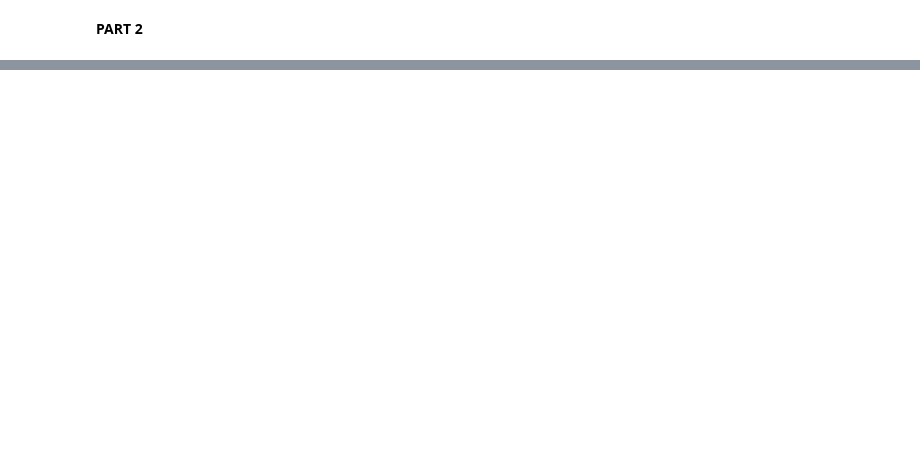
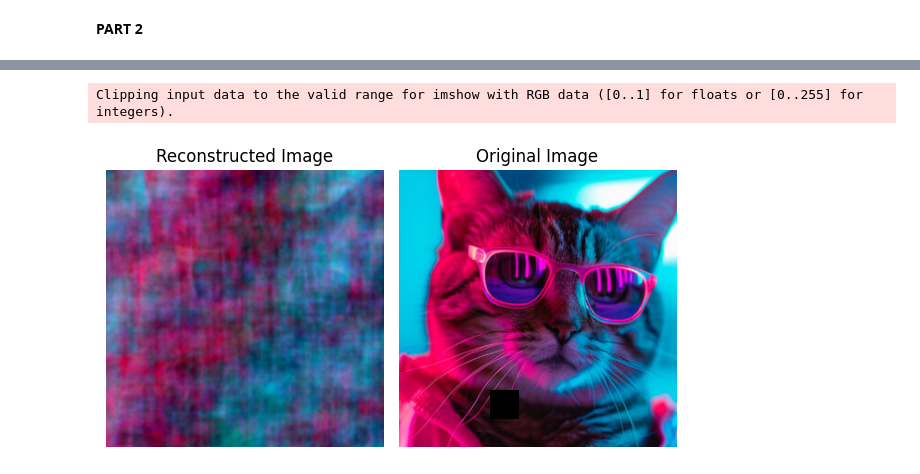
Before and after one commit to Arjun-BD/ES335-MLAssignment2, a Jupyter notebook: task4.ipynb, the cells around one changed output, grey strips where cells are left out. Drawn from its saved outputs; the diff is of its cells as text; code cells hidden in the pictures; blank space fills up the shorter version.

```diff
--- a/task4.ipynb
+++ b/task4.ipynb
@@ -126,0 +130,18 @@ calculate_metrics(normalize(crop2),normalize(reconstructed_img2))
+# %%
+X, Y = create_coordinate_map(masked_img2)
+X, scaler = scale_coordinates(X)
+temp = mask_img2.reshape(-1,1)
+
+img_scaled = preprocessing.MinMaxScaler().fit_transform(masked_img2.reshape(-1, 1)).reshape(masked_img2.shape)
+
+filtered_X = X[~torch.any(Y.isnan(),dim=1)]
+filtered_Y = Y[~torch.any(Y.isnan(),dim=1)]
+filtered_Y = torch.from_numpy(preprocessing.MinMaxScaler().fit_transform(filtered_Y)).float()
+Y = torch.from_numpy(preprocessing.MinMaxScaler().fit_transform(Y)).float()
+# %%
+X_rff = create_rff_features(X, 2000, 0.008).to(device)
+X_rff_filtered = X_rff[~torch.any(Y.isnan(),dim=1)]
+# %%
+X_rff_filtered.shape
+net = LinearModel(X_rff_filtered.shape[1], 3).to(device)
+train(net, 0.005, X_rff_filtered.to(device), filtered_Y.to(device), 2000)
@@ -126,0 +170,5 @@ calculate_metrics(normalize(crop2),normalize(reconstructed_img2))
+# %%
+_ = plot_reconstructed_and_original_image(torch.from_numpy(img_scaled), net, X_rff, title="")
+# %% [output]
+Clipping input data to the valid range for imshow with RGB data ([0..1] for floats or [0..255] for integers).
+[figure, added]
```
Also changed, not shown: parts of 10 cells of this notebook.
